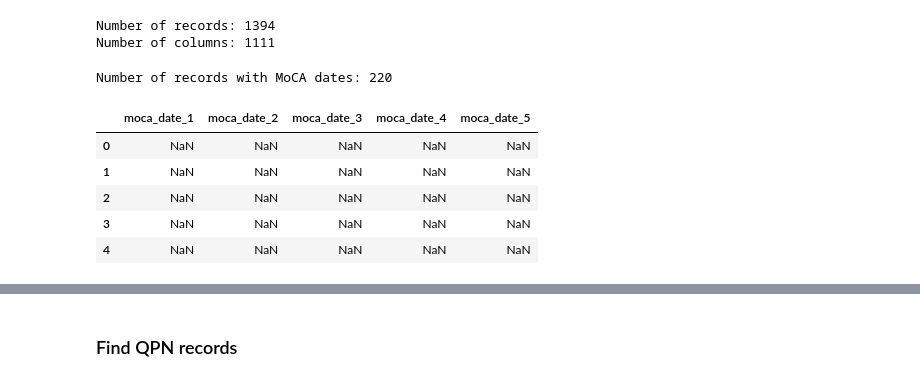
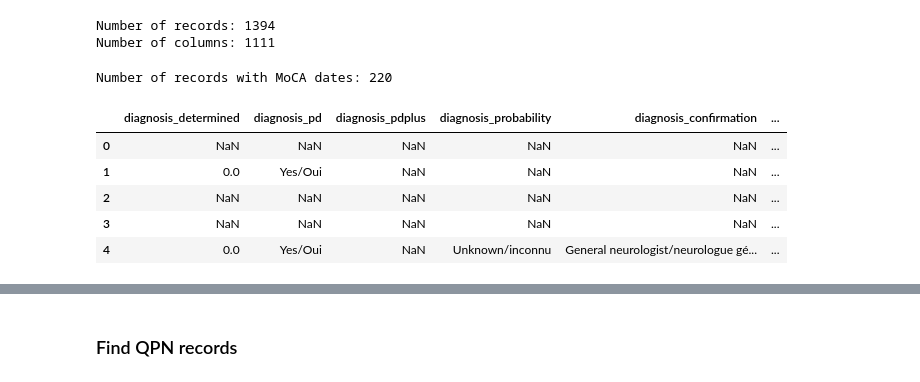
Before and after one commit to nipoppy/nipoppy, a Jupyter notebook: nipoppy/notebooks/tabular_merge.ipynb, the cells around one changed output, grey strips where cells are left out. Cells and saved outputs as stored; diff of their text form; code cells hidden in the pictures.

```diff
--- a/nipoppy/notebooks/tabular_merge.ipynb
+++ b/nipoppy/notebooks/tabular_merge.ipynb
@@ -131,7 +153,7 @@ neurocog_date_xlsx = f"{release_dir}{current_release}/tabular/assessments/Sharp_
 revised_neurocog_date_xlsx = f"{release_dir}{current_release}/tabular/assessments/Sharp_QPN_List_revised.xlsx"
 
 # Local Redcap query - avoid frequent API calls
-redcap_global_records_query_csv = f"{release_dir}{current_release}/tabular/redcap_global_records_query.csv"
+redcap_global_records_query_csv = f"{release_dir}{current_release}/tabular/redcap/global_records_query.csv"
 # %% [markdown]
 ### Redcap API configs
 # %%
@@ -218,16 +221,16 @@ record_dict["all_redcap_records"] = redcap_records
 Number of records: 1394
 Number of columns: 1111
 # %%
-substr = "moca_date"
+substr = "diagnosis"
 res = [i for i in redcap_cols if substr in i]
 n_dates = query_df[~(query_df["moca_date_1"]=="")]["moca_date_1"].count()
 print(f"Number of records with MoCA dates: {n_dates}")
 query_df[res].head()
 # %% [output]
 Number of records with MoCA dates: 220
-|  | moca_date_1 | moca_date_2 | moca_date_3 | moca_date_4 | moca_date_5 |
-| 0 | NaN | NaN | NaN | NaN | NaN |
-| 1 | NaN | NaN | NaN | NaN | NaN |
-| 2 | NaN | NaN | NaN | NaN | NaN |
-| 3 | NaN | NaN | NaN | NaN | NaN |
-| 4 | NaN | NaN | NaN | NaN | NaN |
+|  | diagnosis_determined | diagnosis_pd | diagnosis_pdplus | diagnosis_probability | diagnosis_confirmation | ... |
+| 0 | NaN | NaN | NaN | NaN | NaN | ... |
+| 1 | 0.0 | Yes/Oui | NaN | NaN | NaN | ... |
+| 2 | NaN | NaN | NaN | NaN | NaN | ... |
+| 3 | NaN | NaN | NaN | NaN | NaN | ... |
+| 4 | 0.0 | Yes/Oui | NaN | Unknown/inconnu | General neurologist/neurologue gé... | ... |
```
Also changed, not shown: parts of 7 cells of this notebook, 2 other files.
